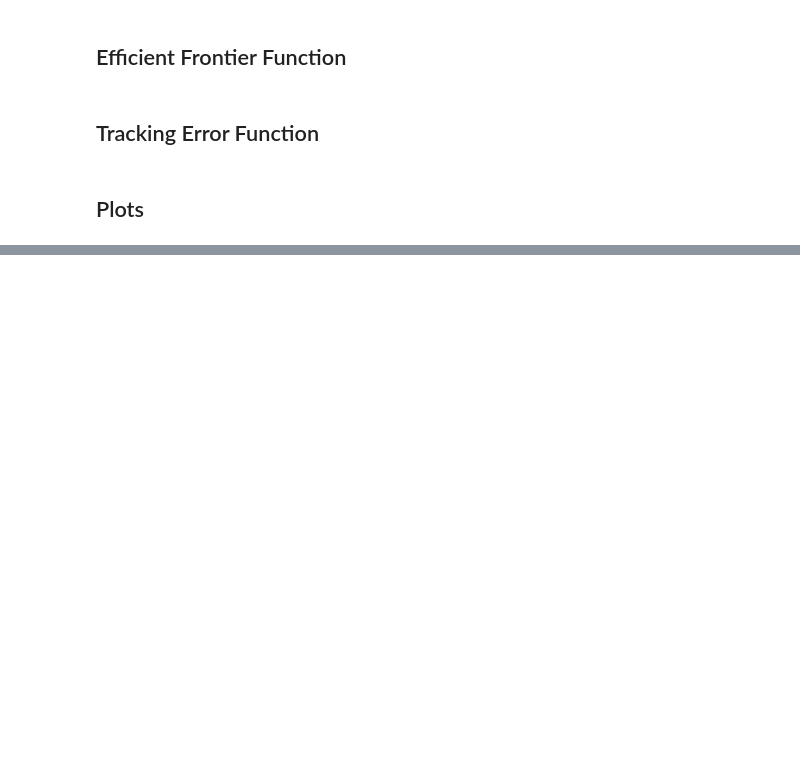
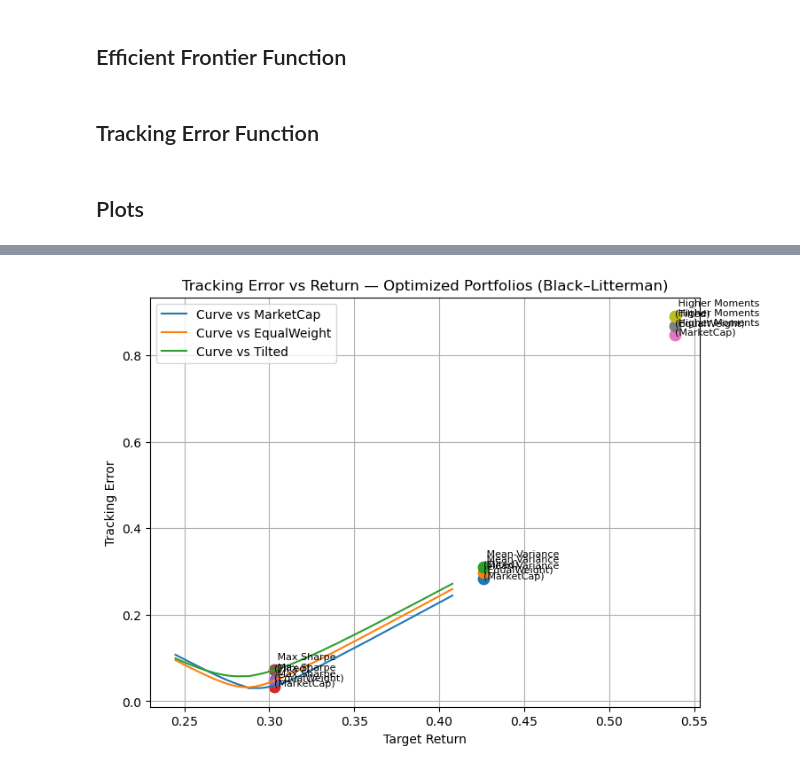
Before and after one commit to aryangoelcode/Black-litterman-with-multiple-benchmarking-tracking-error, a Jupyter notebook: black_litterman.ipynb, the cells around one changed output, grey strips where cells are left out. Saved outputs shown, nothing was run; the diff lists cells and outputs as text; code cells hidden in the pictures; blank space fills up the shorter version.

```diff
--- a/black_litterman.ipynb
+++ b/black_litterman.ipynb
@@ -125,0 +310,26 @@ for label, data in frontiers.items():
+# %%
+plt.figure(figsize=(8,6))
+
+rets = te_results["Black-Litterman"]["rets"]
+te_matrix = te_results["Black-Litterman"]["te"]
+
+# Plot TE curves
+for j, (bn_name, _) in enumerate(benchmarks.items()):
+    plt.plot(rets, te_matrix[:,j], label=f"Curve vs {bn_name}")
+
+# Plot optimizers' TE vs return
+for name, w in optimizers.items():
+    ret = w.dot(mu_bl)
+    for bn_name, wb in benchmarks.items():
+        te = tracking_error(w, wb, Sigma)
+        plt.scatter(ret, te, marker="o", s=80)
+        plt.text(ret, te, f" {name}\n({bn_name})", fontsize=8)
+
+plt.xlabel("Target Return")
+plt.ylabel("Tracking Error")
+plt.title("Tracking Error vs Return — Optimized Portfolios (Black–Litterman)")
+plt.legend()
+plt.grid(True)
+plt.show()
+# %% [output]
+[figure, added]
```
Also changed, not shown: parts of 22 cells of this notebook.
